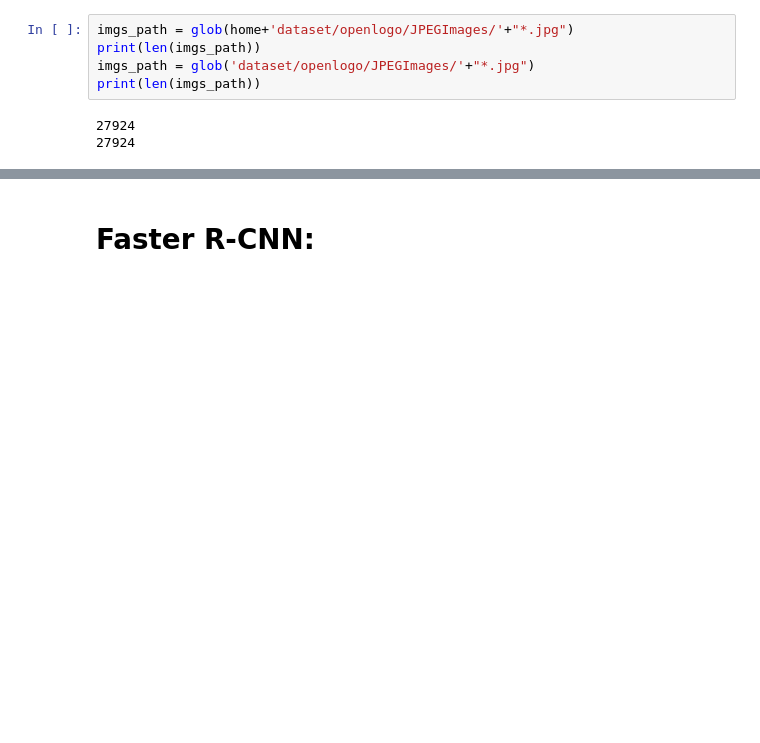
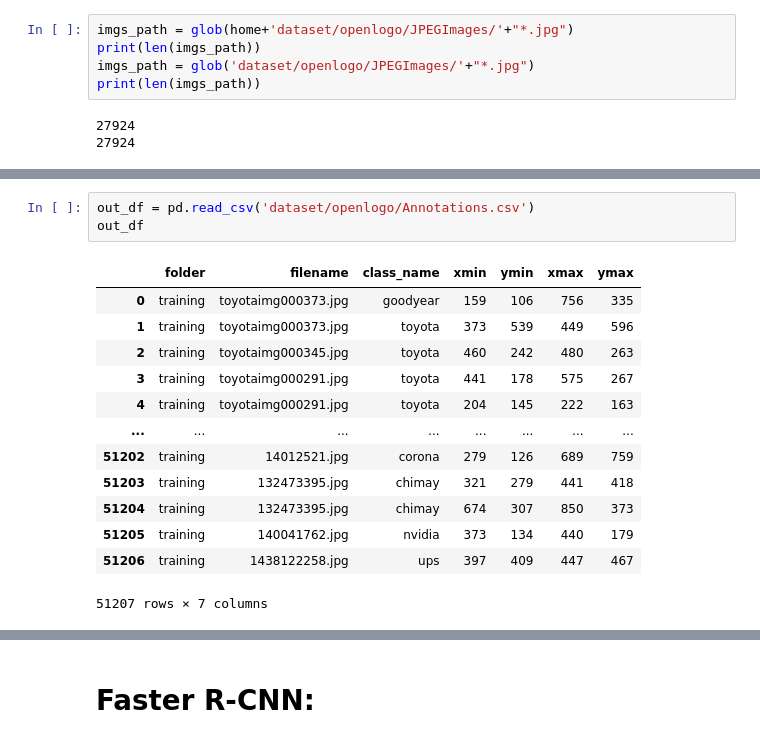
Before and after one commit to m-elkhou/Object-Detection, a Jupyter notebook: Implementation.ipynb, the cells around one changed output, grey strips where cells are left out. Cells and saved outputs as stored; diff of their text form; blank space fills up the shorter version.

```diff
--- a/Implementation.ipynb
+++ b/Implementation.ipynb
@@ -133,0 +226,17 @@ print(len(imgs_path))
+# %%
+out_df = pd.read_csv('dataset/openlogo/Annotations.csv')
+out_df
+# %% [output]
+|  | folder | filename | class_name | xmin | ymin | xmax | ymax |
+| 0 | training | toyotaimg000373.jpg | goodyear | 159 | 106 | 756 | 335 |
+| 1 | training | toyotaimg000373.jpg | toyota | 373 | 539 | 449 | 596 |
+| 2 | training | toyotaimg000345.jpg | toyota | 460 | 242 | 480 | 263 |
+| 3 | training | toyotaimg000291.jpg | toyota | 441 | 178 | 575 | 267 |
+| 4 | training | toyotaimg000291.jpg | toyota | 204 | 145 | 222 | 163 |
+| ... | ... | ... | ... | ... | ... | ... | ... |
+| 51202 | training | 14012521.jpg | corona | 279 | 126 | 689 | 759 |
+| 51203 | training | 132473395.jpg | chimay | 321 | 279 | 441 | 418 |
+| 51204 | training | 132473395.jpg | chimay | 674 | 307 | 850 | 373 |
+| 51205 | training | 140041762.jpg | nvidia | 373 | 134 | 440 | 179 |
+| 51206 | training | 1438122258.jpg | ups | 397 | 409 | 447 | 467 |
+51207 rows × 7 columns
```
Also changed, not shown: parts of 40 cells of this notebook.
